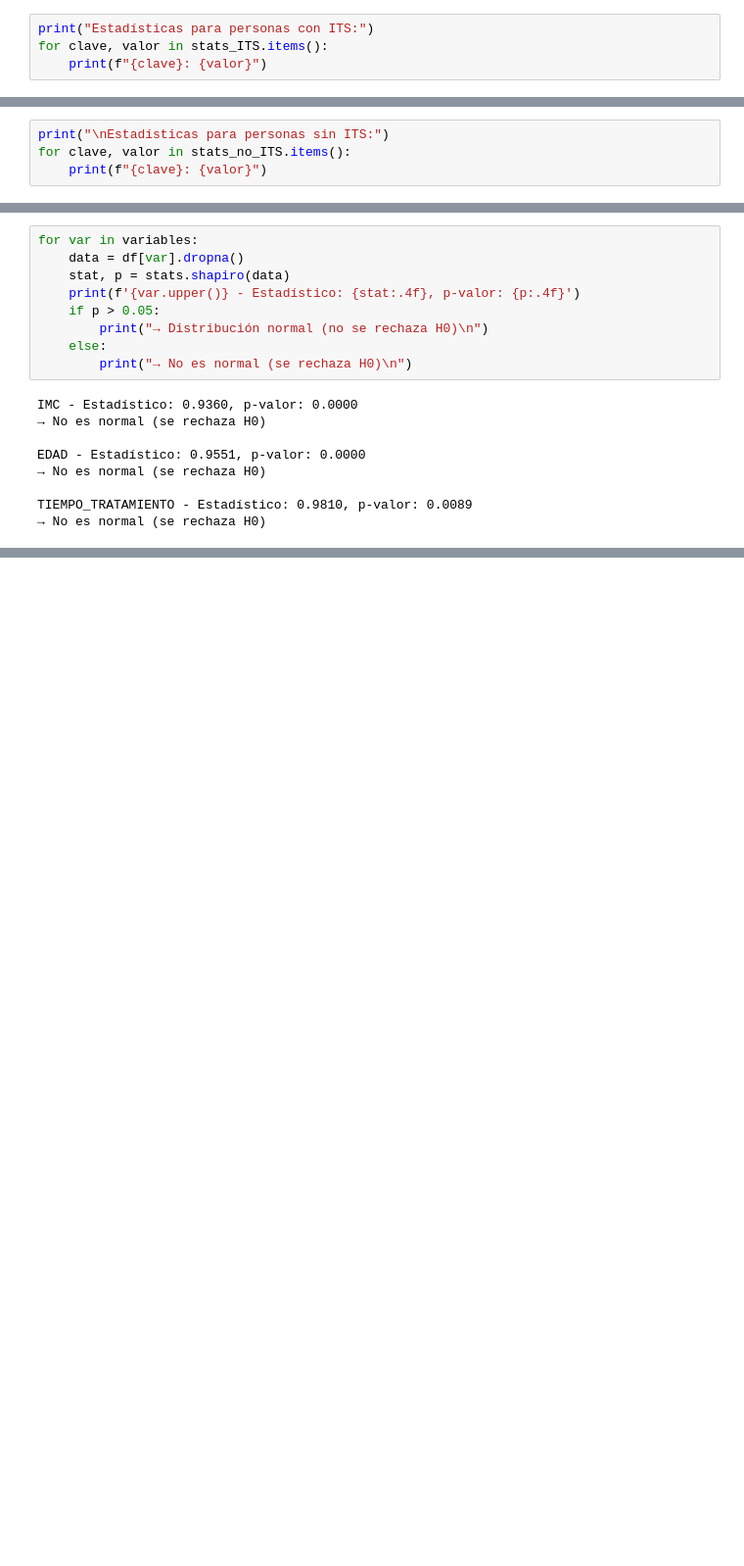
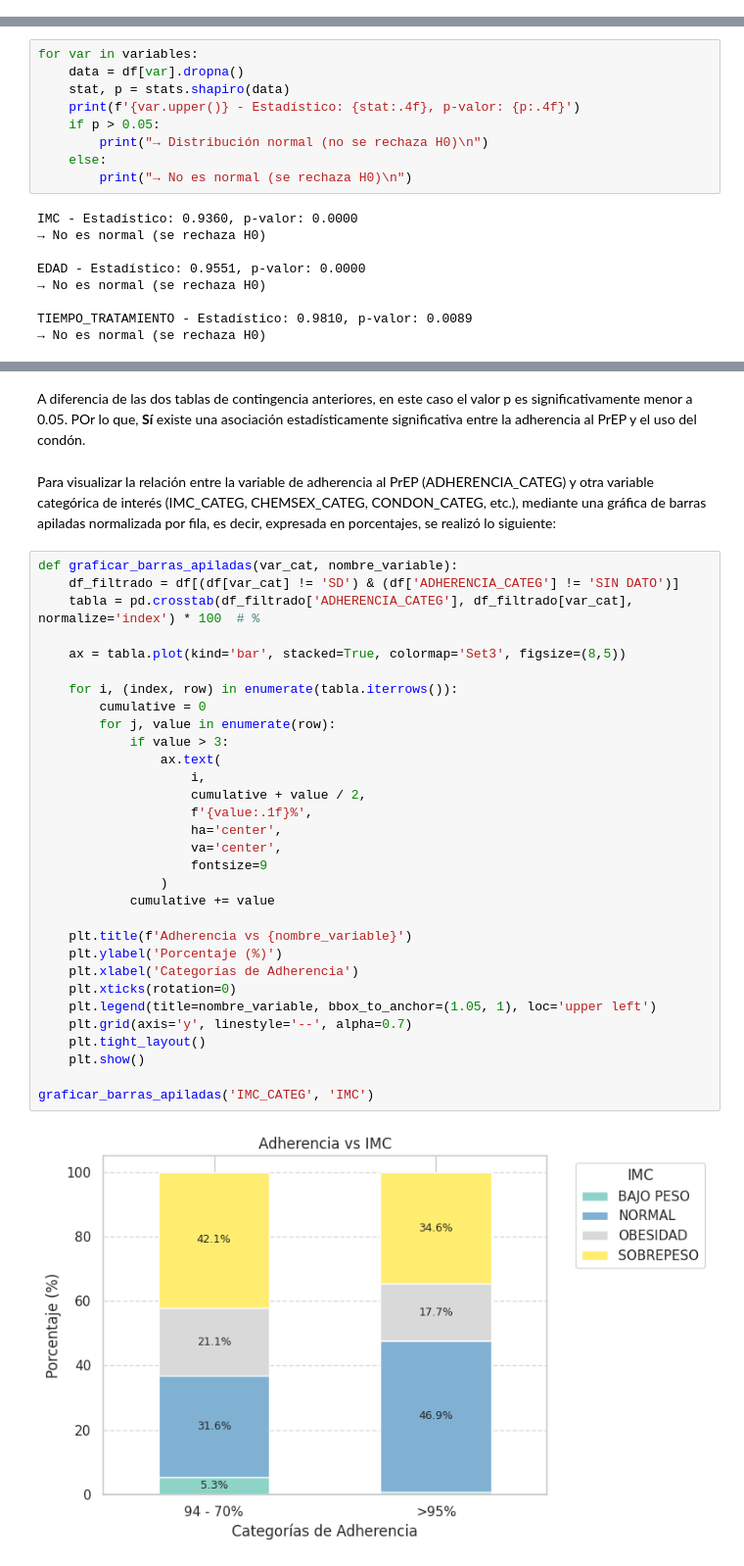
Before and after one commit to JanethGrimaldo/MC, a Jupyter notebook: ANALISIS_ESTADISTICO.ipynb, the cells around one changed output, grey strips where cells are left out. Shown at 98% size. Saved outputs shown, nothing was run; the diff lists cells and outputs as text; blank space fills up the shorter version.

```diff
--- a/ANALISIS_ESTADISTICO.ipynb
+++ b/ANALISIS_ESTADISTICO.ipynb
@@ -189,6 +188,2 @@ stats_no_ITS = calcular_estadisticas(grupo_no_ITS)
 # %% [markdown]
 ### Estadisticas para personas con ITS
-# %%
-print("Estadísticas para personas con ITS:")
-for clave, valor in stats_ITS.items():
-    print(f"{clave}: {valor}")
@@ -205,6 +213,2 @@ moda_IDESEX: HG
 # %% [markdown]
 ### Estadisticas para personas sin ITS
-# %%
-print("\nEstadísticas para personas sin ITS:")
-for clave, valor in stats_no_ITS.items():
-    print(f"{clave}: {valor}")
@@ -348,0 +568,38 @@ TIEMPO_TRATAMIENTO - Estadístico: 0.9810, p-valor: 0.0089
+# %% [markdown]
+A diferencia de las dos tablas de contingencia anteriores, en este caso el valor p es significativamente menor a 0.05.
+POr lo que, **Sí** existe una asociación estadísticamente significativa entre la adherencia al PrEP y el uso del condón.
+# %% [markdown]
+Para visualizar la relación entre la variable de adherencia al PrEP (ADHERENCIA_CATEG) y otra variable categórica de interés (IMC_CATEG, CHEMSEX_CATEG, CONDON_CATEG, etc.), mediante una gráfica de barras apiladas normalizada por fila, es decir, expresada en porcentajes, se realizó lo siguiente:
+# %%
+def graficar_barras_apiladas(var_cat, nombre_variable):
+    df_filtrado = df[(df[var_cat] != 'SD') & (df['ADHERENCIA_CATEG'] != 'SIN DATO')]
+    tabla = pd.crosstab(df_filtrado['ADHERENCIA_CATEG'], df_filtrado[var_cat], normalize='index') * 100  # %
+
+    ax = tabla.plot(kind='bar', stacked=True, colormap='Set3', figsize=(8,5))
+
+    for i, (index, row) in enumerate(tabla.iterrows()):
+        cumulative = 0
+        for j, value in enumerate(row):
+            if value > 3:
+                ax.text(
+                    i,
+                    cumulative + value / 2,
+                    f'{value:.1f}%',
+                    ha='center',
+                    va='center',
+                    fontsize=9
+                )
+            cumulative += value
+
+    plt.title(f'Adherencia vs {nombre_variable}')
+    plt.ylabel('Porcentaje (%)')
+    plt.xlabel('Categorías de Adherencia')
+    plt.xticks(rotation=0)
+    plt.legend(title=nombre_variable, bbox_to_anchor=(1.05, 1), loc='upper left')
+    plt.grid(axis='y', linestyle='--', alpha=0.7)
+    plt.tight_layout()
+    plt.show()
+
+graficar_barras_apiladas('IMC_CATEG', 'IMC')
+# %% [output]
+[figure, added]
```
Also changed, not shown: parts of 25 cells of this notebook.
